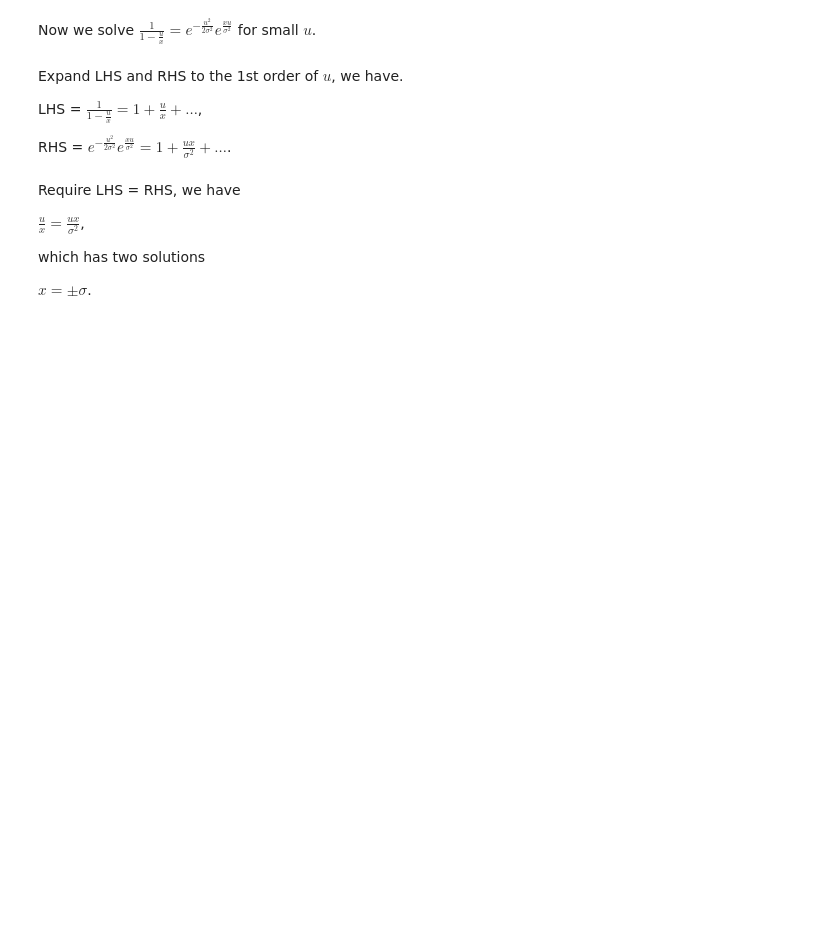
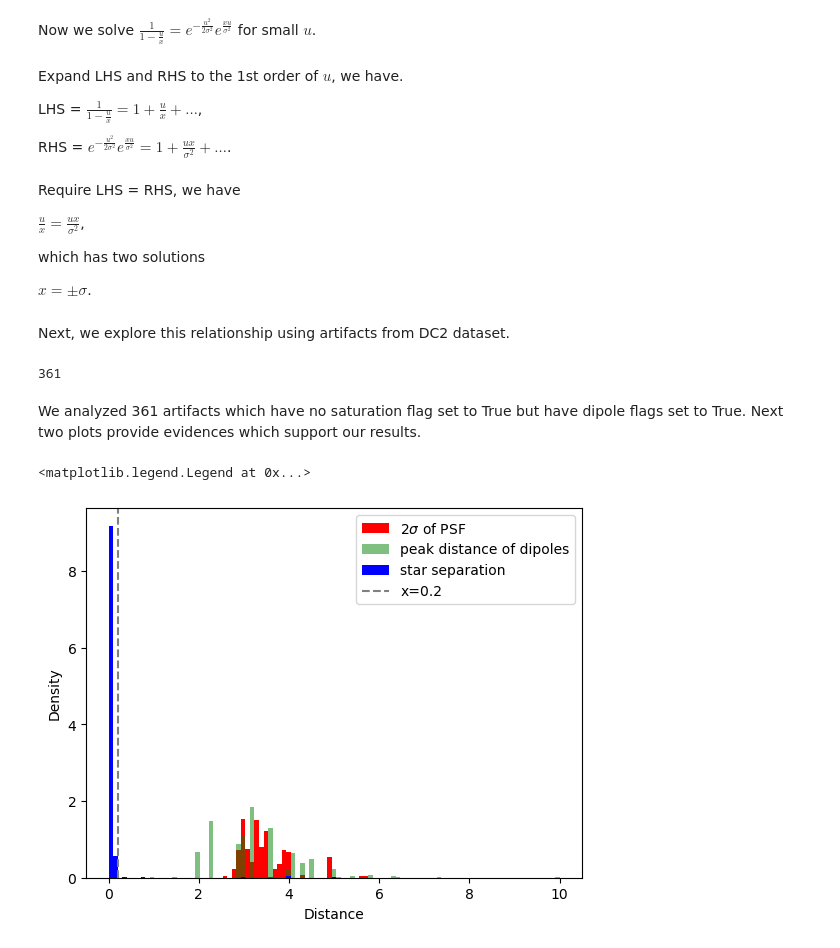
Before and after one commit to LSSTDESC/dia_improvement, a Jupyter notebook: devel/dipoe_separation_within_one_pixel.ipynb, the cells around one changed output. Saved outputs shown, nothing was run; the diff lists cells and outputs as text; code cells hidden in the pictures; blank space fills up the shorter version.

```diff
--- a/devel/dipoe_separation_within_one_pixel.ipynb
+++ b/devel/dipoe_separation_within_one_pixel.ipynb
@@ -246,3 +300,5 @@ $\frac{u}{x} = \frac{ux}{\sigma^2}$,
 which has two solutions
 
 $x=\pm \sigma$.
+# %% [markdown]
+Next, we explore this relationship using artifacts from DC2 dataset.
@@ -248,0 +317,4 @@ $x=\pm \sigma$.
+# %%
+print(len(dipole_keep))
+# %% [output]
+361
@@ -248,0 +365,18 @@ $x=\pm \sigma$.
+# %% [markdown]
+We analyzed 361 artifacts which have no saturation flag set to True but have dipole flags set to True. Next two plots provide evidences which support our results.
+# %%
+dipole_sep_df = pd.read_csv('./dipole_separation.csv')
+plt.hist(dipole_sep_df['psf_sep'], bins=np.linspace(0,10,100), density=True,
+         color='r', label='2$\sigma$ of PSF');
+plt.hist(dipole_sep_df['peak_sep'], bins=np.linspace(0,10,100), density=True,
+         color='g', label='peak distance of dipoles', alpha=0.5)
+plt.hist(dipole_sep_df['star_sep'], bins=np.linspace(0,10,100), density=True,
+         color='blue', label='star separation')
+x_threshold = 0.2
+plt.axvline(x=x_threshold, color='gray', linestyle='dashed', label=f'x={x_threshold}')
+plt.xlabel('Distance')
+plt.ylabel('Density')
+plt.legend()
+# %% [output]
+<matplotlib.legend.Legend at 0x...>
+[figure, added]
```
Also changed, not shown: parts of 16 cells of this notebook.
